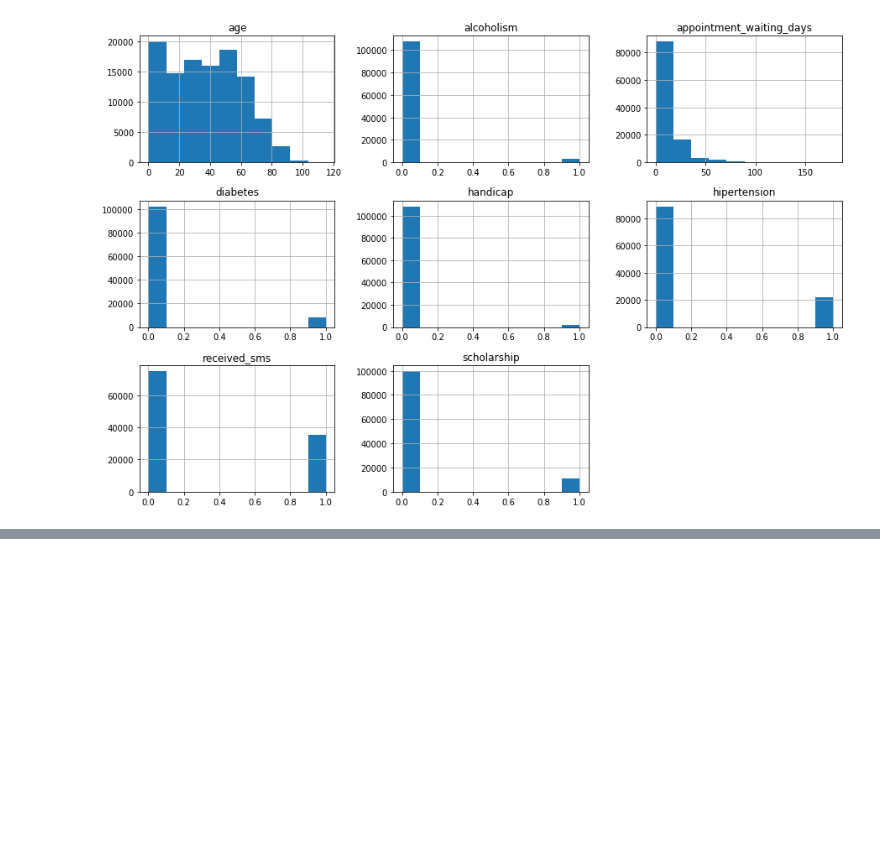
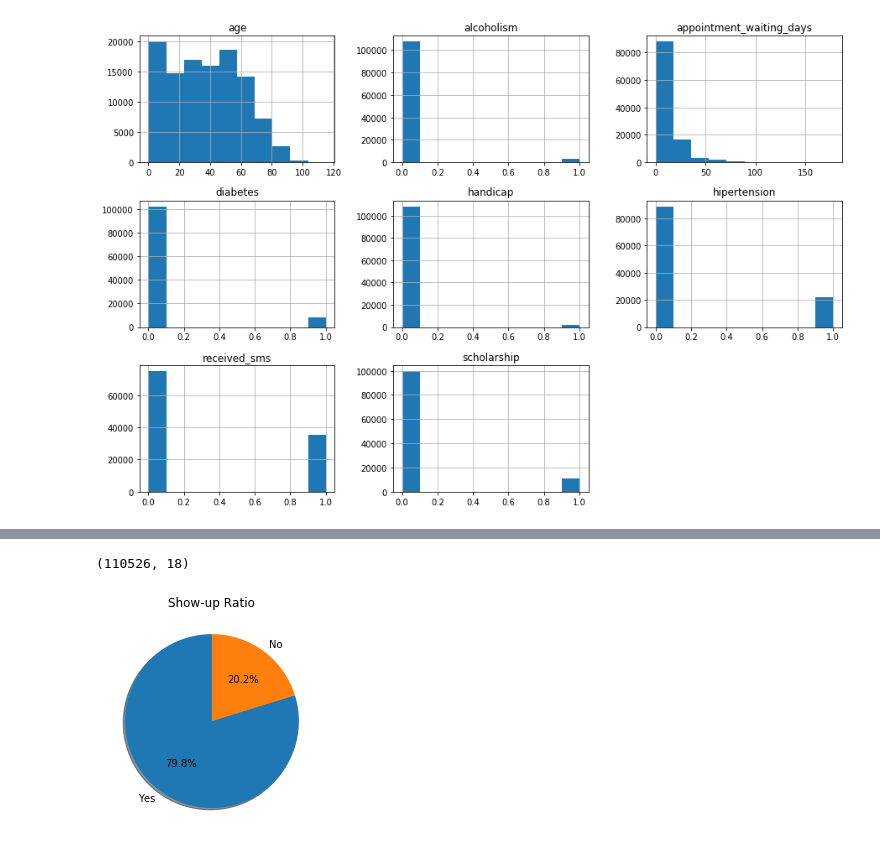
Before and after one commit to faizankhann/Medical-Appointment-No-Show, a Jupyter notebook: Medical Appointment No Show.ipynb, the cells around one changed output, grey strips where cells are left out. Saved outputs shown, nothing was run; the diff lists cells and outputs as text; code cells hidden in the pictures; blank space fills up the shorter version.

Commit message:
Done with the EDA, going to start wrtiting conclusion

```diff
--- a/Medical Appointment No Show.ipynb
+++ b/Medical Appointment No Show.ipynb
@@ -284,6 +284,9 @@ df.appointment_waiting_days.head()
 
 #converting weird values of this column into absolute values
 df.appointment_waiting_days = df.appointment_waiting_days.abs().dt.days
+# %%
+df['month'] = df['appointment_day'].dt.month_name()
+df['day'] = df['appointment_day'].dt.day_name()
 # %%
 #Lets have a look how our data looks like now
 df.head()
@@ -325,0 +335,11 @@ gender patient id
+# %%
+df.shape
+# %% [output]
+(110526, 18)
+# %%
+temp = df['no_show'].value_counts()
+x_marker = ['Yes', 'No']
+plt.pie(temp, labels = x_marker, autopct='%1.1f%%', shadow=True, startangle=90)
+plt.title('Show-up Ratio');
+# %% [output]
+[figure, added]
```
Also changed, not shown: parts of 12 cells of this notebook.
